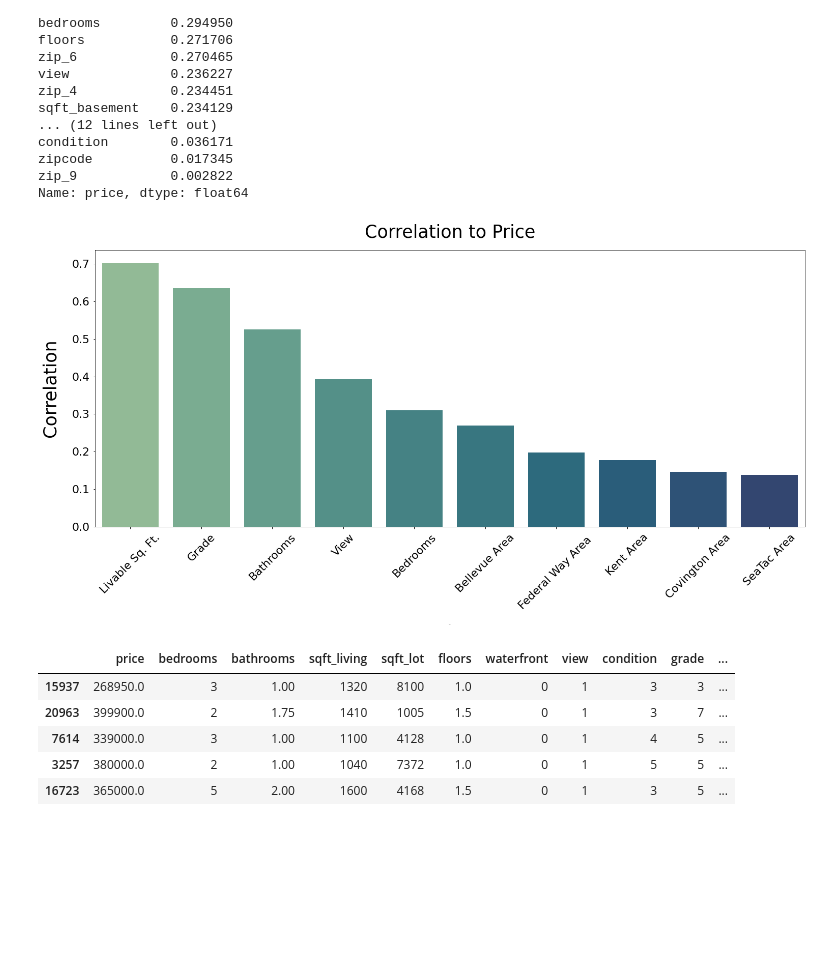
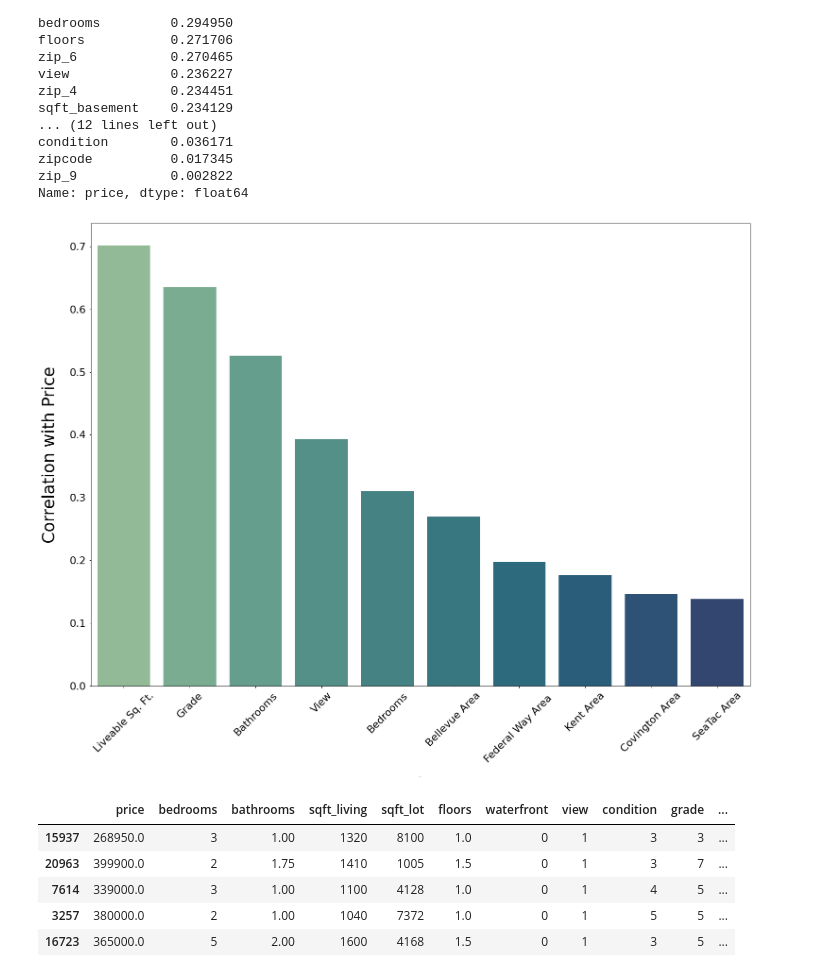
Before and after one commit to alvaromendizabal/dsc-phase-2-project-v2-3, a Jupyter notebook: benjamin.ipynb, the cells around one changed output. Cells and saved outputs as stored; diff of their text form; code cells hidden in the pictures; blank space fills up the shorter version.

```diff
--- a/benjamin.ipynb
+++ b/benjamin.ipynb
@@ -631,23 +658,23 @@ zipcode          0.017345
 zip_9            0.002822
 Name: price, dtype: float64
 # %%
-corr_bar =   {'Category': ['Livable Sq. Ft.','Grade','Bathrooms','View','Bedrooms',
+corr_bar =   {'Category': ['Liveable Sq. Ft.','Grade','Bathrooms','View','Bedrooms',
                           'Bellevue Area','Federal Way Area ','Kent Area','Covington Area','SeaTac Area'],
                'Correlation': [0.701651,0.635260,0.525859,0.392958,0.309665,0.269217,
                                     0.197907,0.176499,0.146567,0.138402]
               }
 corr_bar_df = pd.DataFrame(corr_bar)
 # %%
-fig, ax = plt.subplots(figsize=(25,10))
-ax.set_title('Correlation to Price', fontsize=35, pad=25)
+fig, ax = plt.subplots(figsize=(25,18))
+
+sns.barplot(x='Category', y='Correlation', data=corr_bar_df, palette='crest')
 ax.set_xlabel('Correlation', fontsize=0, labelpad=25)
-ax.set_ylabel('Correlation', fontsize=35, labelpad=25)
+ax.set_ylabel('Correlation with Price', fontsize=35, labelpad=25)
 plt.xticks(fontsize=22,rotation=45)
 plt.yticks(fontsize=22)
-sns.barplot(x='Category', y='Correlation', data=corr_bar_df, palette='crest')
-fig.savefig('images/feature_corrcoef_bar');
+fig.savefig('images/feature_corrcoef_bar.jpeg');
 # %% [output]
-[figure, old version]
+[figure, new version]
 # %%
 kc_house.head()
 # %% [output]
```
Also changed, not shown: parts of 5 cells of this notebook.
